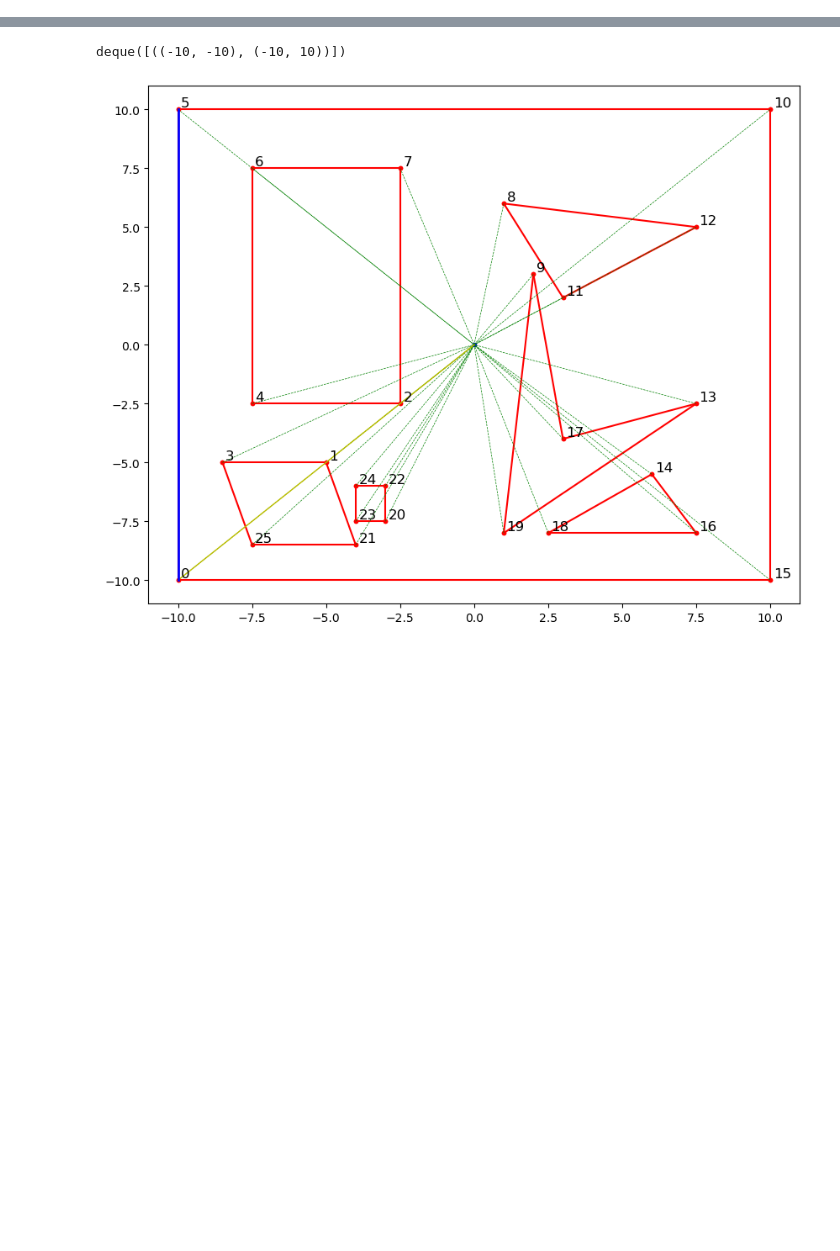
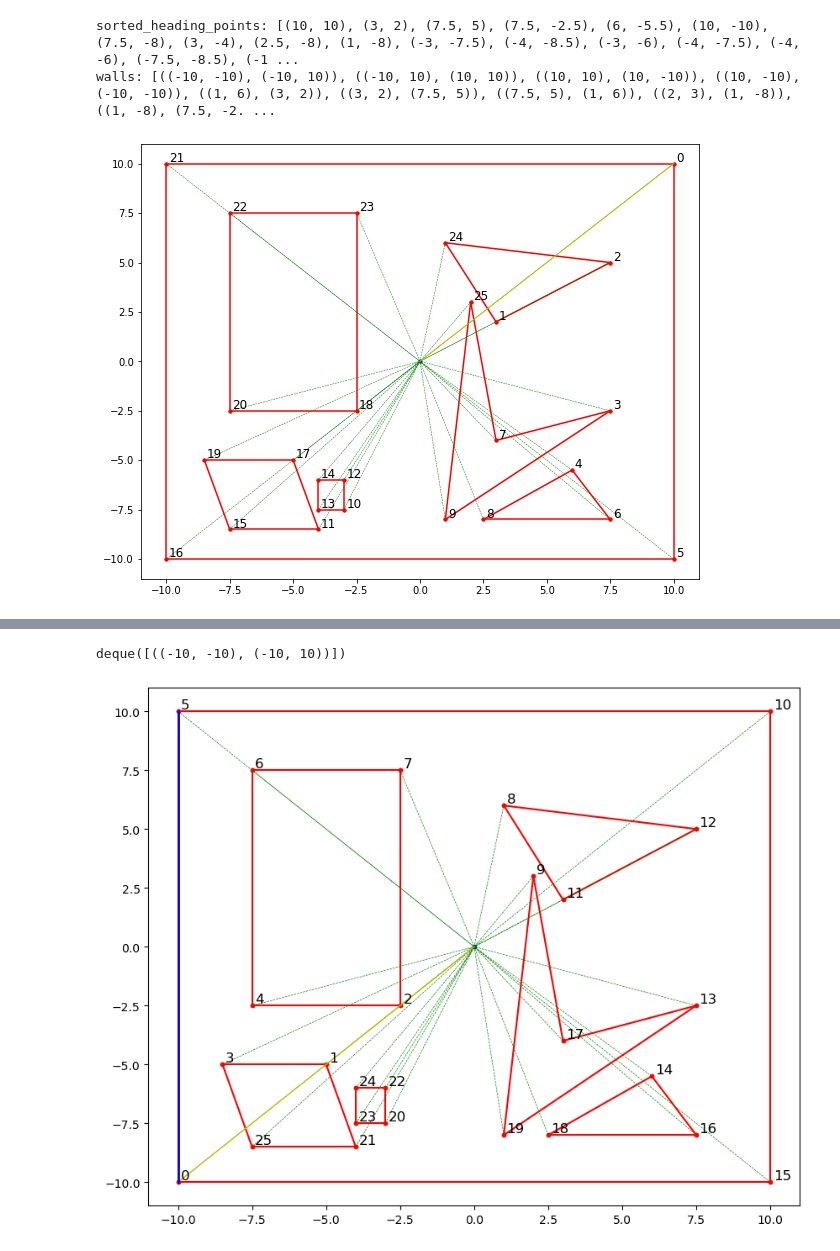
Before and after one commit to kappa243/two-of-us, a Jupyter notebook: algo/edge_vision.ipynb, the cells around one changed output, grey strips where cells are left out. Cells and saved outputs as stored; diff of their text form; code cells hidden in the pictures; blank space fills up the shorter version.

```diff
--- a/algo/edge_vision.ipynb
+++ b/algo/edge_vision.ipynb
@@ -119,0 +238,8 @@ def orient2d(a, b, c):
+# %%
+print(f"sorted_heading_points: {sorted_heading_points}")
+print(f"walls: {walls}")
+plotMap(walls, sorted_heading_points, activePoint=sorted_heading_points[0])
+# %% [output]
+sorted_heading_points: [(10, 10), (3, 2), (7.5, 5), (7.5, -2.5), (6, -5.5), (10, -10), (7.5, -8), (3, -4), (2.5, -8), (1, -8), (-3, -7.5), (-4, -8.5), (-3, -6), (-4, -7.5), (-4, -6), (-7.5, -8.5), (-1 ...
+walls: [((-10, -10), (-10, 10)), ((-10, 10), (10, 10)), ((10, 10), (10, -10)), ((10, -10), (-10, -10)), ((1, 6), (3, 2)), ((3, 2), (7.5, 5)), ((7.5, 5), (1, 6)), ((2, 3), (1, -8)), ((1, -8), (7.5, -2. ...
+[figure, added]
```
Also changed, not shown: parts of 6 cells of this notebook, 1 other file.
